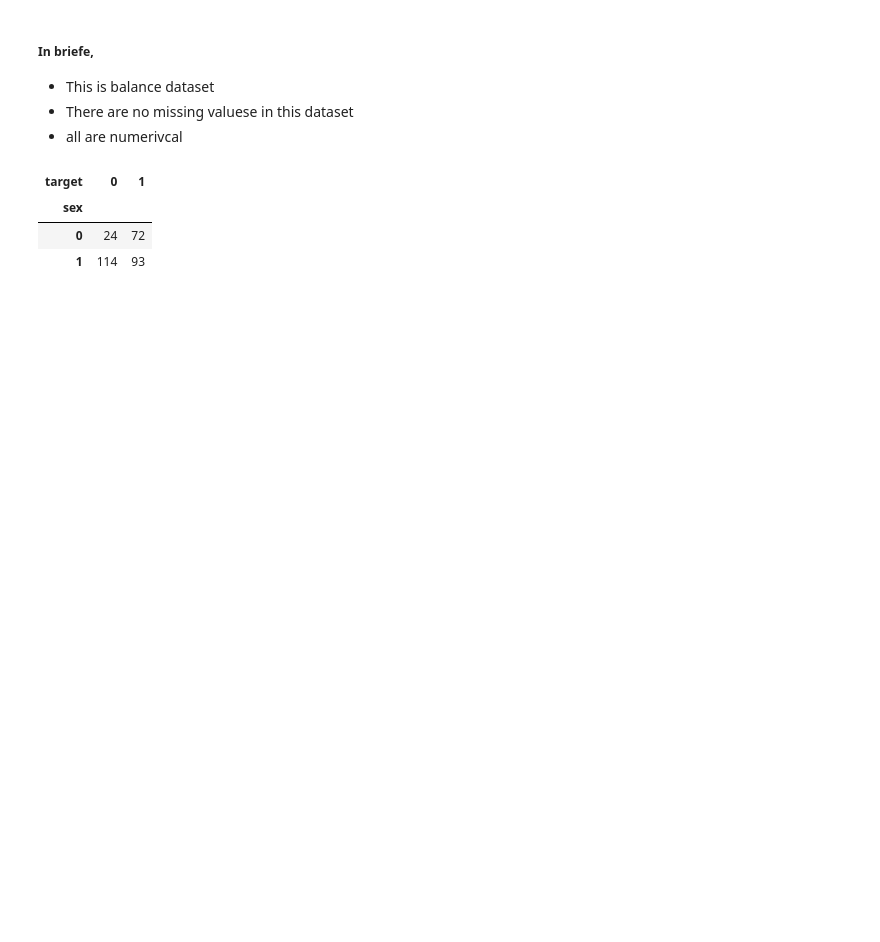
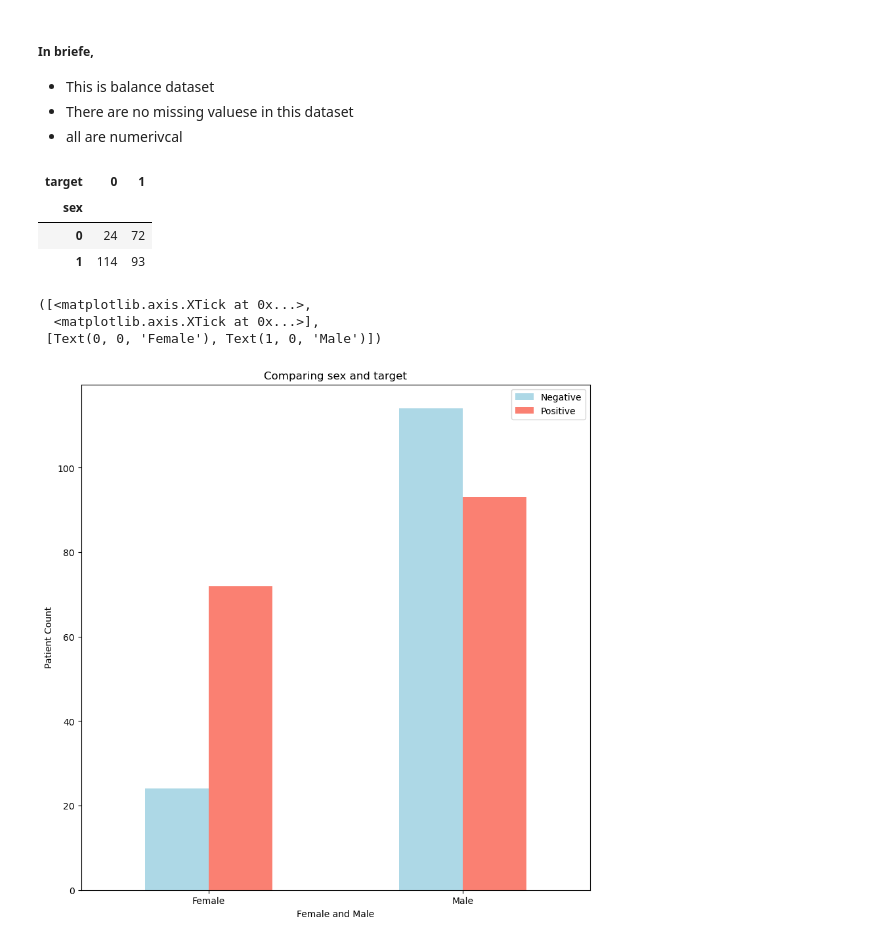
Before and after one commit to Dinindu-Tharuka/Predicting-Heart-Decease-Machine-Learning, a Jupyter notebook: Untitled.ipynb, the cells around one changed output. Cells and saved outputs as stored; diff of their text form; code cells hidden in the pictures; blank space fills up the shorter version.

```diff
--- a/Untitled.ipynb
+++ b/Untitled.ipynb
@@ -114,3 +114,15 @@ pd.crosstab(df.sex, df.target)
 | sex |  |  |
 | 0 | 24 | 72 |
 | 1 | 114 | 93 |
+# %%
+pd.crosstab(df.sex, df.target).plot(kind='bar', figsize=(10, 10), color=['lightblue', 'salmon']);
+plt.title('Comparing sex and target')
+plt.xlabel('Female and Male')
+plt.ylabel('Patient Count')
+plt.legend(['Negative', 'Positive'])
+plt.xticks(ticks=[0, 1], labels=['Female','Male'], rotation=0 )
+# %% [output]
+([<matplotlib.axis.XTick at 0x...>,
+  <matplotlib.axis.XTick at 0x...>],
+ [Text(0, 0, 'Female'), Text(1, 0, 'Male')])
+[figure, added]
```
Also changed, not shown: parts of 9 cells of this notebook.
